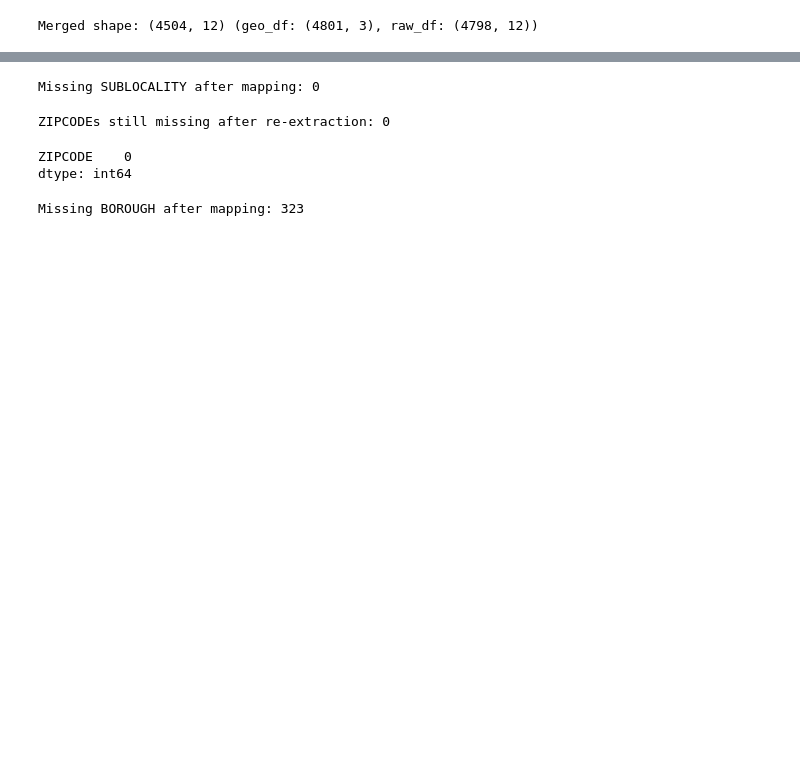
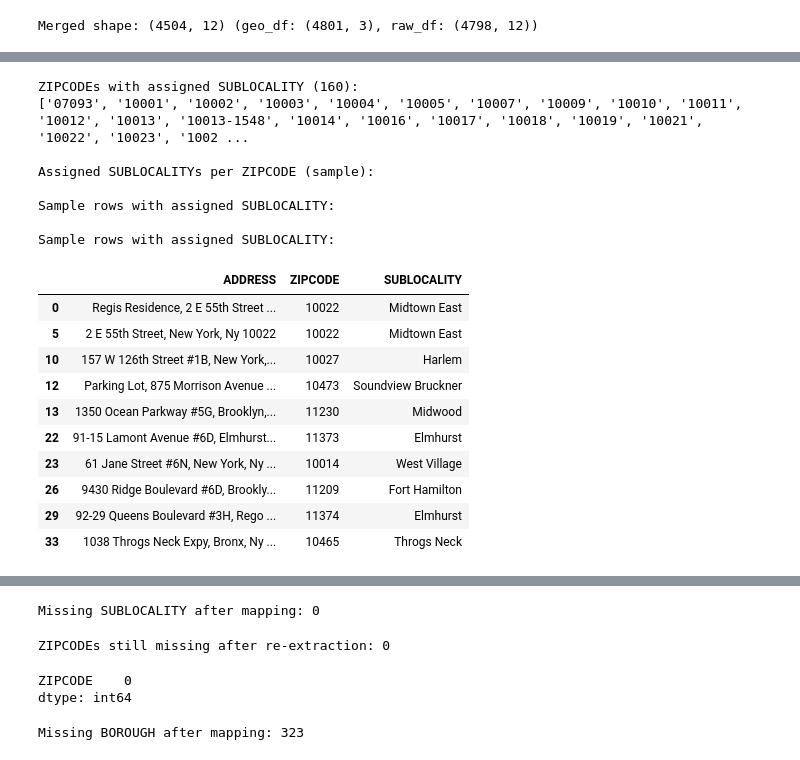
Before and after one commit to MarwaBS/nyc-real-estate-predictor, a Jupyter notebook: Data_Cleaning_Processing.ipynb, the cells around one changed output, grey strips where cells are left out. Drawn from its saved outputs; the diff is of its cells as text; code cells hidden in the pictures; blank space fills up the shorter version.

```diff
--- a/Data_Cleaning_Processing.ipynb
+++ b/Data_Cleaning_Processing.ipynb
@@ -791,0 +585,39 @@ Sample rows with assigned SUBLOCALITY:
+# %%
+# 4. ZIPCODEs with assigned SUBLOCALITY
+assigned_subloc_mask = ~missing_subloc_mask
+assigned_zipcodes = merged_df.loc[assigned_subloc_mask, 'ZIPCODE'].dropna().unique()
+print(f"\nZIPCODEs with assigned SUBLOCALITY ({len(assigned_zipcodes)}):")
+print(sorted(assigned_zipcodes))
+
+# 5. For each ZIPCODE, show the assigned SUBLOCALITY values (for normalization)
+print("\nAssigned SUBLOCALITYs per ZIPCODE (sample):")
+zip_subloc_map = merged_df.loc[assigned_subloc_mask, ['ZIPCODE', 'SUBLOCALITY']].dropna()
+zip_subloc_grouped = zip_subloc_map.groupby('ZIPCODE')['SUBLOCALITY'].unique().reset_index()
+# print(zip_subloc_grouped.head(20))
+#  6. Optionally, preview rows for manual inspection
+print("\nSample rows with assigned SUBLOCALITY:")
+display(merged_df.loc[assigned_subloc_mask, ['ADDRESS', 'ZIPCODE', 'SUBLOCALITY']].head(10))
+# Display all ZIPCODEs with assigned SUBLOCALITYs (show all 160, not truncated)
+pd.set_option('display.max_rows', 200)  # Show up to 200 rows in output
+# display(zip_sub_grouped)
+# pd.reset_option('display.max_rows')
+# %% [output]
+ZIPCODEs with assigned SUBLOCALITY (160):
+['07093', '10001', '10002', '10003', '10004', '10005', '10007', '10009', '10010', '10011', '10012', '10013', '10013-1548', '10014', '10016', '10017', '10018', '10019', '10021', '10022', '10023', '1002 ...
+
+Assigned SUBLOCALITYs per ZIPCODE (sample):
+
+Sample rows with assigned SUBLOCALITY:
+
+Sample rows with assigned SUBLOCALITY:
+|  | ADDRESS | ZIPCODE | SUBLOCALITY |
+| 0 | Regis Residence, 2 E 55th Street ... | 10022 | Midtown East |
+| 5 | 2 E 55th Street, New York, Ny 10022 | 10022 | Midtown East |
+| 10 | 157 W 126th Street #1B, New York,... | 10027 | Harlem |
+| 12 | Parking Lot, 875 Morrison Avenue ... | 10473 | Soundview Bruckner |
+| 13 | 1350 Ocean Parkway #5G, Brooklyn,... | 11230 | Midwood |
+| 22 | 91-15 Lamont Avenue #6D, Elmhurst... | 11373 | Elmhurst |
+| 23 | 61 Jane Street #6N, New York, Ny ... | 10014 | West Village |
+| 26 | 9430 Ridge Boulevard #6D, Brookly... | 11209 | Fort Hamilton |
+| 29 | 92-29 Queens Boulevard #3H, Rego ... | 11374 | Elmhurst |
+| 33 | 1038 Throgs Neck Expy, Bronx, Ny ... | 10465 | Throgs Neck |
```
Also changed, not shown: parts of 25 cells of this notebook, 10 other files.
